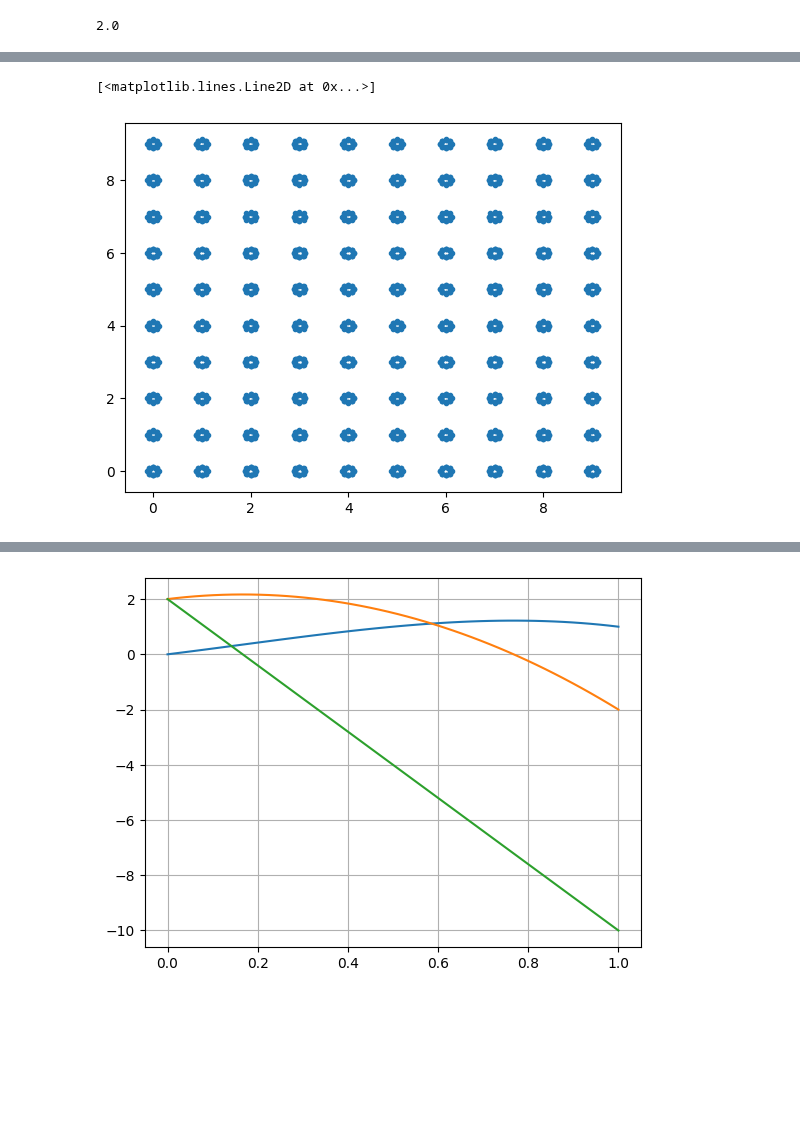
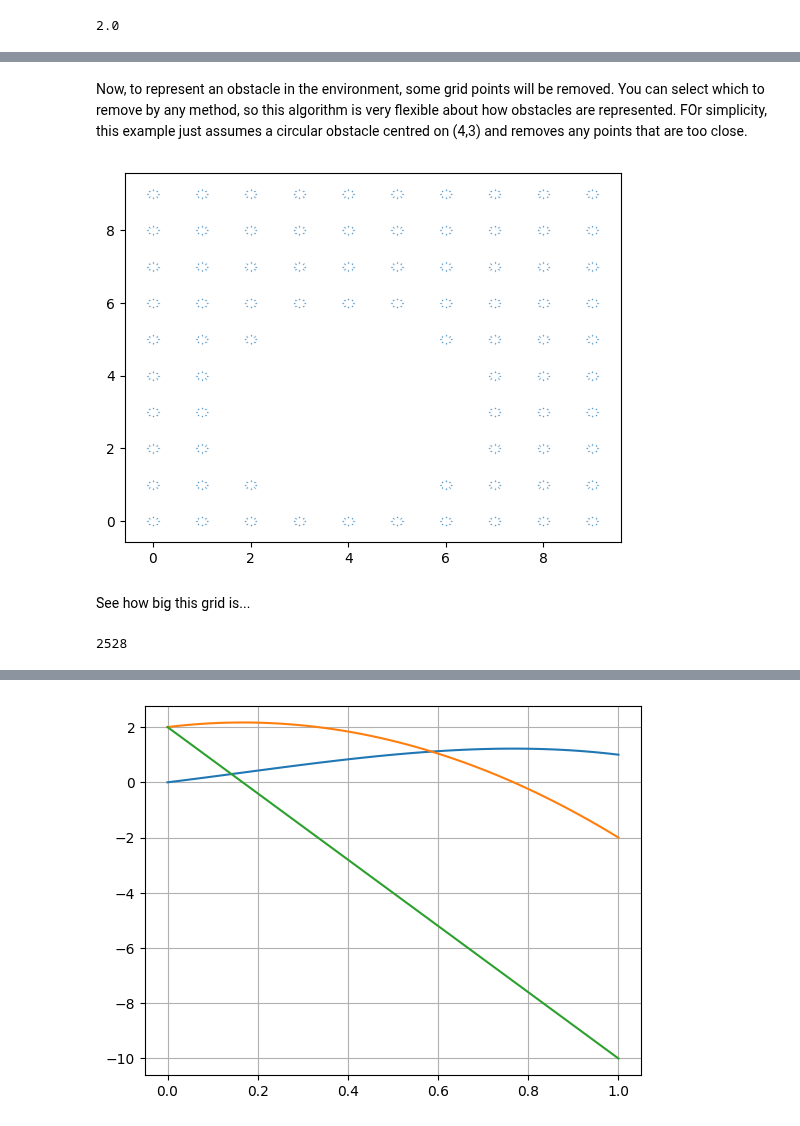
Before and after one commit to arthurrichards77/smply, a Jupyter notebook: grid_states.ipynb, the cells around one changed output, grey strips where cells are left out. Cells and saved outputs as stored; diff of their text form; code cells hidden in the pictures; blank space fills up the shorter version.

```diff
--- a/grid_states.ipynb
+++ b/grid_states.ipynb
@@ -17,6 +21,6 @@ y_range = np.arange(0,10,pos_step)
 # %%
 vmin = 1.0
 vmax = 1.2
-spd_range = np.linspace(vmin,vmax,3)
+spd_range = np.linspace(vmin,vmax,4)
 print(spd_range)
 # %% [output]
@@ -43,6 +56,15 @@ print(num_points)
+# %% [markdown]
+Now, to represent an obstacle in the environment, some grid points will be removed.  You can select which to remove by any method, so this algorithm is very flexible about how obstacles are represented.  FOr simplicity, this example just assumes a circular obstacle centred on (4,3) and removes any points that are too close.
 # %%
-vel_scale = 0.1
-plt.plot([p[0]+vel_scale*p[2] for p in grid_points],[p[1]+vel_scale*p[3] for p in grid_points],'.')
+grid_points = [p for p in grid_points if (p[0]-4)**2 + (p[1]-3)**2 > 5]
+plt.plot([p[0]+vel_scale*p[2] for p in grid_points],[p[1]+vel_scale*p[3] for p in grid_points],'+',markersize=0.1)
+plt.show()
 # %% [output]
-[<matplotlib.lines.Line2D at 0x...>]
-[figure, old version]
+[figure, new version]
+# %% [markdown]
+See how big this grid is...
+# %%
+num_points = len(grid_points)
+print(num_points)
+# %% [output]
+2528
```
Also changed, not shown: parts of 26 cells of this notebook, 1 other file.
